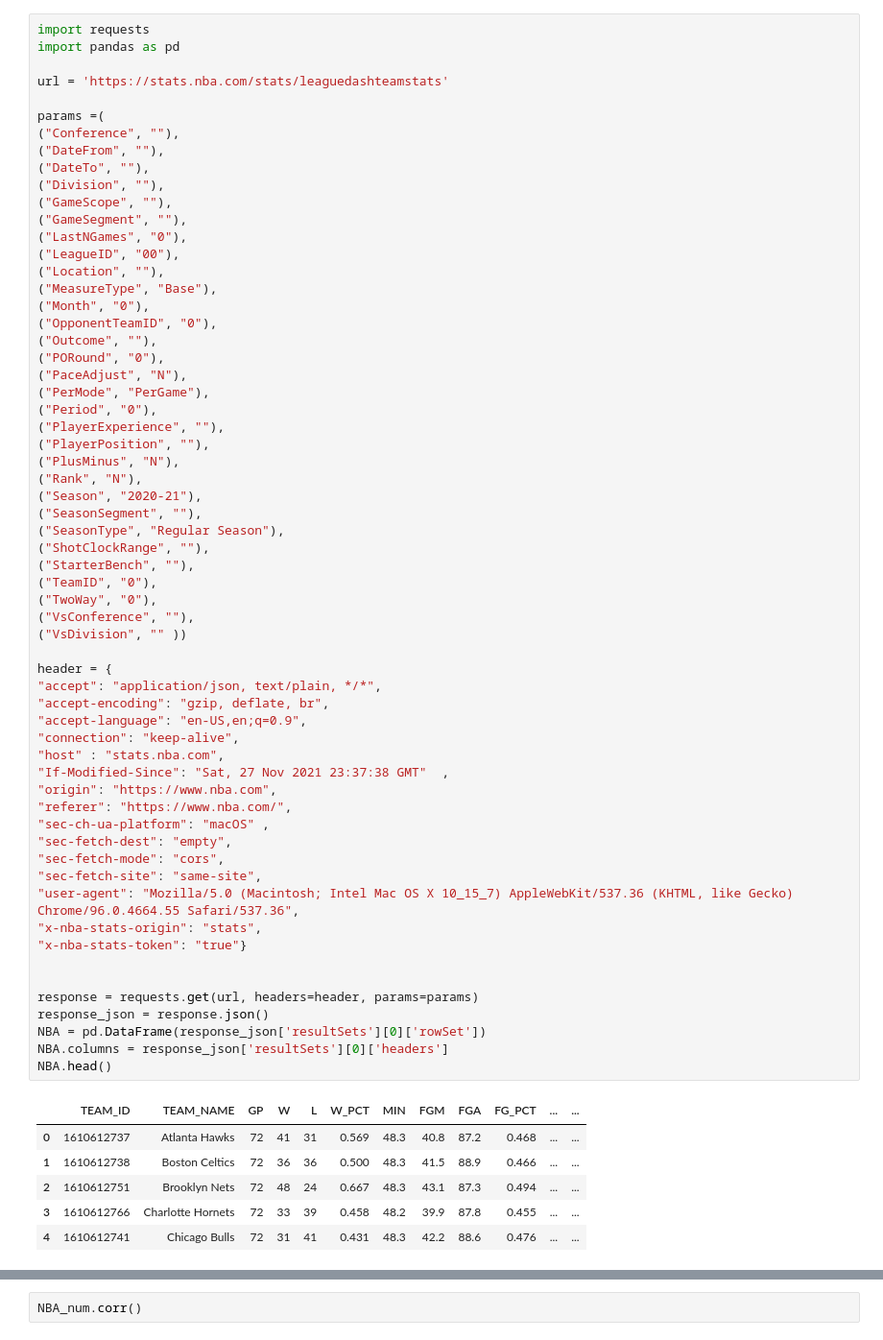
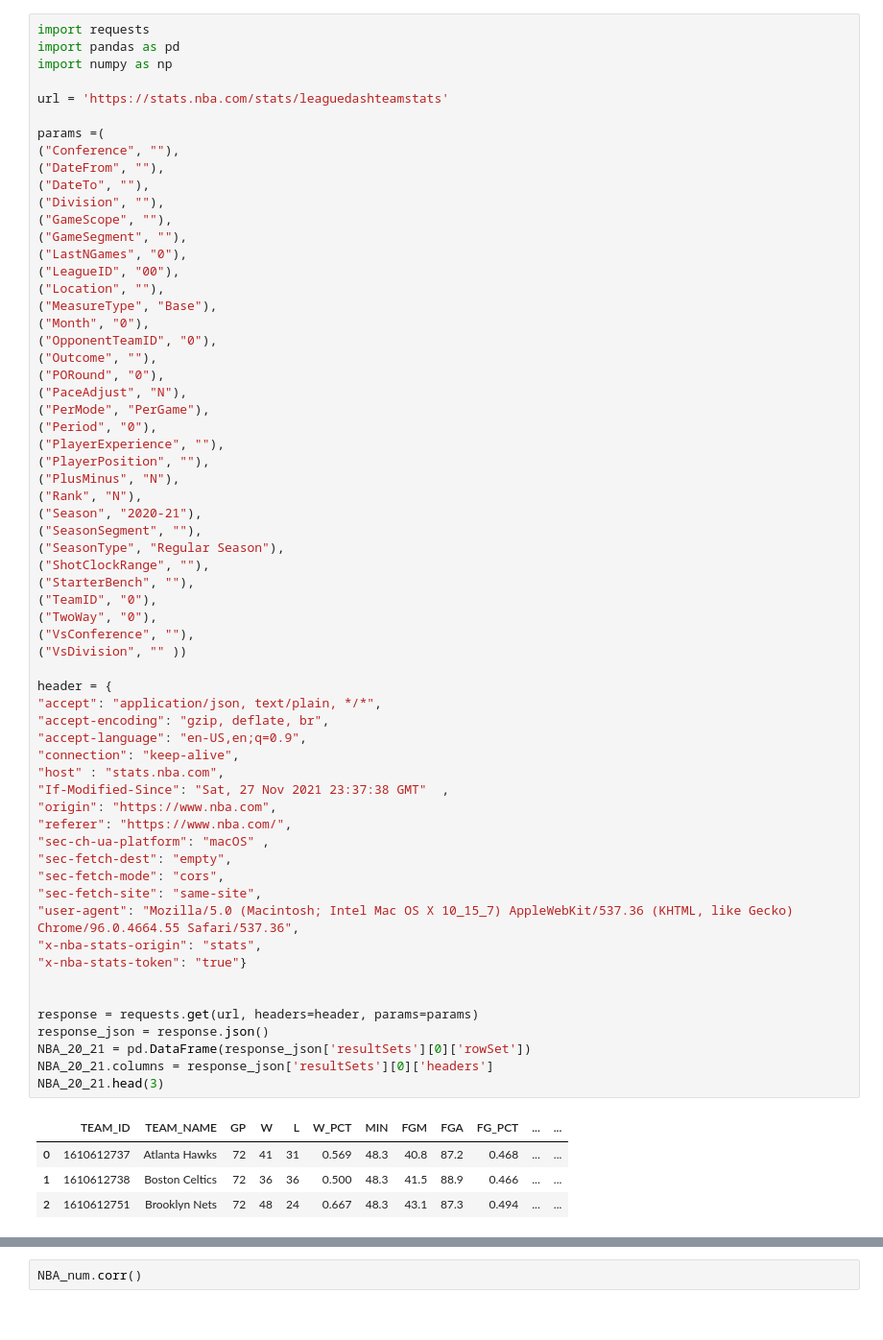
Before and after one commit to russellsprout/CMSE202_Proj, a Jupyter notebook: NBA.ipynb, the cells around one changed output, grey strips where cells are left out. Shown at 96% size. Cells and saved outputs as stored; diff of their text form.

Commit message:
more data

```diff
--- a/NBA.ipynb
+++ b/NBA.ipynb
@@ -1,6 +1,7 @@
 # %%
 import requests
 import pandas as pd
+import numpy as np
 
 url = 'https://stats.nba.com/stats/leaguedashteamstats'
 
@@ -34,35 +35,33 @@ params =(
 ("TeamID", "0"),
 ("TwoWay", "0"),
 ("VsConference", ""),
 ("VsDivision", "" ))
 
 header = {
 "accept": "application/json, text/plain, */*",
 "accept-encoding": "gzip, deflate, br",
 "accept-language": "en-US,en;q=0.9",
 "connection": "keep-alive",
 "host" : "stats.nba.com",
 "If-Modified-Since": "Sat, 27 Nov 2021 23:37:38 GMT"  ,
 "origin": "https://www.nba.com",
 "referer": "https://www.nba.com/",
 "sec-ch-ua-platform": "macOS" ,
 "sec-fetch-dest": "empty",
 "sec-fetch-mode": "cors",
 "sec-fetch-site": "same-site",
 "user-agent": "Mozilla/5.0 (Macintosh; Intel Mac OS X 10_15_7) AppleWebKit/537.36 (KHTML, like Gecko) Chrome/96.0.4664.55 Safari/537.36",
 "x-nba-stats-origin": "stats",
 "x-nba-stats-token": "true"}
 
 
 response = requests.get(url, headers=header, params=params)
 response_json = response.json()
-NBA = pd.DataFrame(response_json['resultSets'][0]['rowSet'])
-NBA.columns = response_json['resultSets'][0]['headers']
-NBA.head()
+NBA_20_21 = pd.DataFrame(response_json['resultSets'][0]['rowSet'])
+NBA_20_21.columns = response_json['resultSets'][0]['headers']
+NBA_20_21.head(3)
 # %% [output]
 |  | TEAM_ID | TEAM_NAME | GP | W | L | W_PCT | MIN | FGM | FGA | FG_PCT | ... | ... |
 | 0 | 1610612737 | Atlanta Hawks | 72 | 41 | 31 | 0.569 | 48.3 | 40.8 | 87.2 | 0.468 | ... | ... |
 | 1 | 1610612738 | Boston Celtics | 72 | 36 | 36 | 0.500 | 48.3 | 41.5 | 88.9 | 0.466 | ... | ... |
 | 2 | 1610612751 | Brooklyn Nets | 72 | 48 | 24 | 0.667 | 48.3 | 43.1 | 87.3 | 0.494 | ... | ... |
-| 3 | 1610612766 | Charlotte Hornets | 72 | 33 | 39 | 0.458 | 48.2 | 39.9 | 87.8 | 0.455 | ... | ... |
-| 4 | 1610612741 | Chicago Bulls | 72 | 31 | 41 | 0.431 | 48.3 | 42.2 | 88.6 | 0.476 | ... | ... |
```
Also changed, not shown: parts of 17 cells of this notebook.
